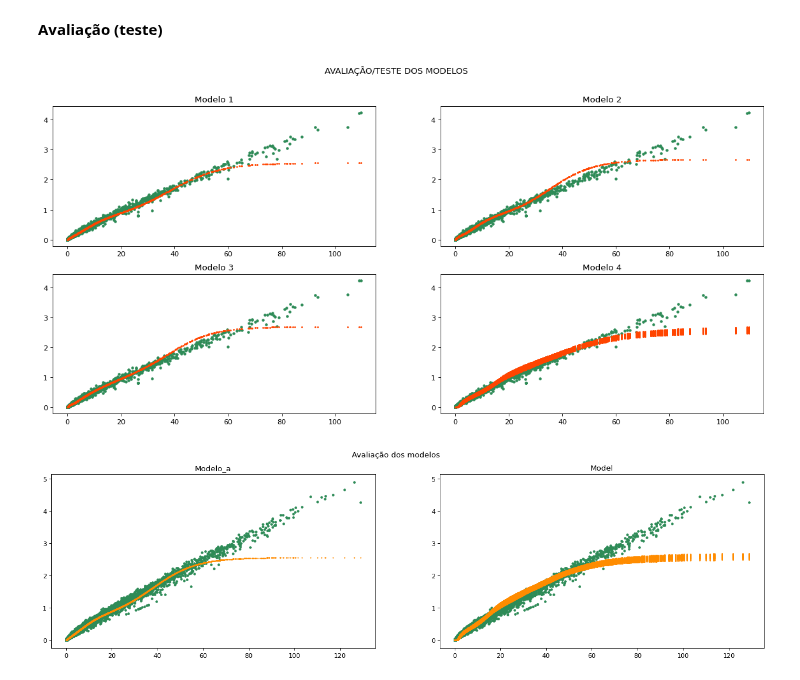
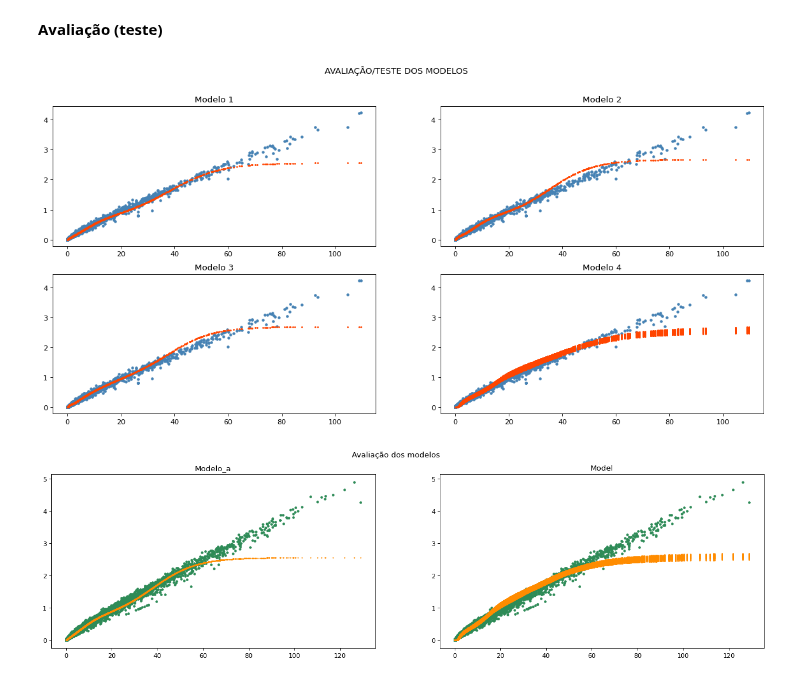
Before and after one commit to lourencocavalcante/Neurocomputacao, a Jupyter notebook: CAP351_Projeto_01_MLP.ipynb, the cells around one changed output. Drawn from its saved outputs; the diff is of its cells as text; code cells hidden in the pictures.

```diff
--- a/CAP351_Projeto_01_MLP.ipynb
+++ b/CAP351_Projeto_01_MLP.ipynb
@@ -104,17 +79,0 @@ df_rd80_joss[['Ano (YYYY)', 'Mes', 'dia', 'H', 'M', 'S']] = df_rd80_joss[['Ano (
-# %%
-cont = df_rd80_joss.shape[0]
-for index, row in df_rd80_joss.iterrows():
-  #ano = '20' + str(int(row['Ano (YYYY)']))
-  ano = str(int(row['Ano (YYYY)']))
-  mes = '%02d' % int(row['Mes'])
-  dia = '%02d' % int(row['dia'])
-  h = '%02d' % int(row['H'])
-  m = '%02d' % int(row['M'])
-  s = '%02d' % int(row['S'])
-
-
-  #print(mes)
-  df_rd80_joss.loc[index, 'Data'] = str(ano) + '-' + str(mes) + '-'+ str(dia)
-  df_rd80_joss.loc[index, 'Hora'] = str(h) + ':' + str(m) + ':'+ str(s)
-  cont = cont - 1
-  print(cont)
@@ -324,41 +275,23 @@ plt.show()
 [figure]
 # %% [markdown]
 **Avaliação (teste)**
-# %%
-figure(figsize=(18,8),dpi=80)
-plt.suptitle('AVALIAÇÃO/TESTE DOS MODELOS')
-
-
-
-plt.subplot(2,2,1)
-y_rest = modelo_a.predict(x_train)
-
-plt.plot(x_train, y_train, '.', color='#2E8B57')
-plt.plot(x_train, y_rest, '.', markersize=3 ,color='#FF4500')
-plt.title('Modelo 1')
-
-plt.subplot(2,2,2)
-y_rest = modelo_b.predict(x_train)
-plt.plot(x_train, y_train, '.', color='#2E8B57')
-plt.plot(x_train, y_rest, '.', markersize=3 ,color='#FF4500')
-plt.title('Modelo 2')
-
-plt.subplot(2,2,3)
-y_rest = modelo_c.predict(x_train)
-plt.plot(x_train, y_train, '.', color='#2E8B57')
-plt.plot(x_train, y_rest, '.', markersize=3 ,color='#FF4500')
-plt.title('Modelo 3')
-
-plt.subplot(2,2,4)
-y_rest = modelo_final.predict(x_train)
-plt.plot(x_train, y_train, '.', color='#2E8B57')
-plt.plot(x_train, y_rest, '.', markersize=3 ,color='#FF4500')
-plt.title('Modelo 4')
-
-
-plt.show()
-# %% [output]
-[figure, removed]
+# %%
+figure(figsize=(18,8),dpi=80)
+plt.suptitle('AVALIAÇÃO/TESTE DOS MODELOS', size=14)
+
+for m, res_modelo in zip(range(0, len(lista_modelos)), lista_modelos):
+
+  plt.subplot(2,2,m+1)
+  y_rest = res_modelo.predict(x_train)
+  plt.plot(x_train, y_train, '.', color='#4682B4')
+  plt.plot(x_train, y_rest, '.', markersize=3 ,color='#FF4500')
+  plt.title('Modelo '+ str(m+1))
+  plt.xlabel("Epochs")
+  plt.ylabel("Loss")
+
+plt.show()
+# %% [output]
+[figure, added]
 # %%
 figure(figsize=(20,5),dpi=80)
 plt.suptitle('Avaliação dos modelos')
```
Also changed, not shown: parts of 18 cells of this notebook.
